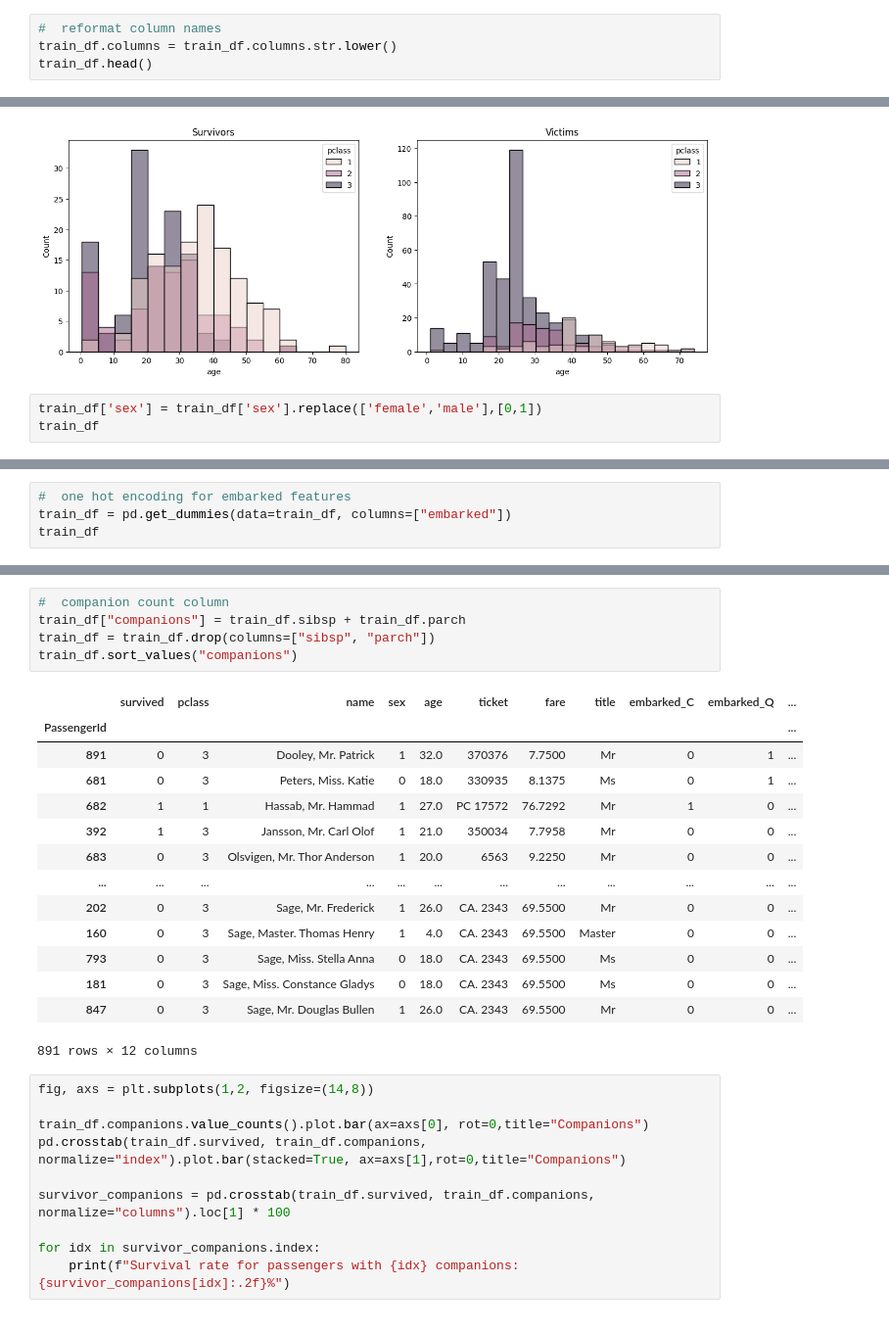
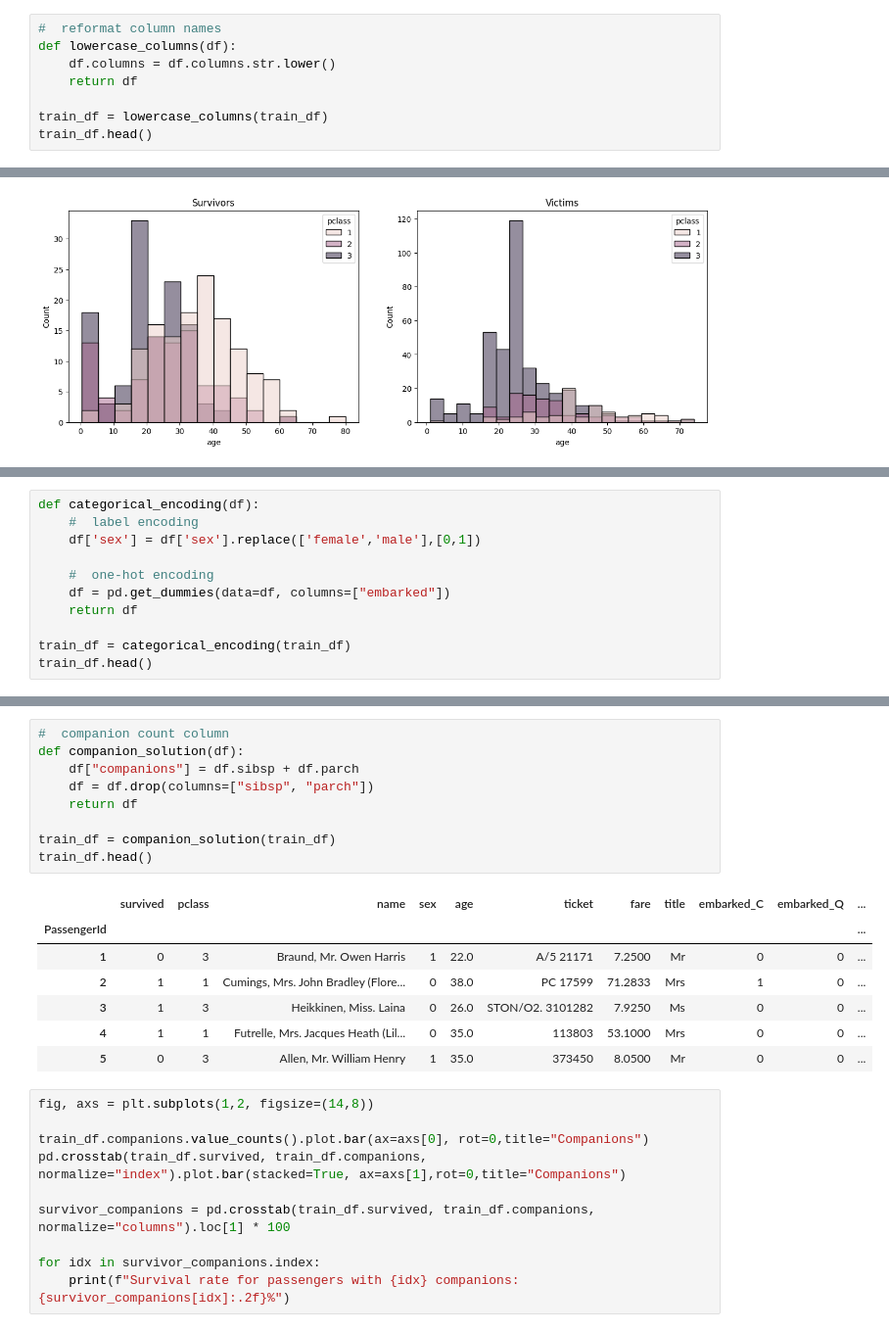
Before and after one commit to RuizLorenzoChavez/practical-ML, a Jupyter notebook: titanic.ipynb, the cells around one changed output, grey strips where cells are left out. Shown: that part at 98% size. Saved outputs shown, nothing was run; the diff lists cells and outputs as text.

```diff
--- a/titanic.ipynb
+++ b/titanic.ipynb
@@ -104,7 +107,11 @@ What needs to be done:
 2. deal with entries/features with null values: impute or drop
 # %%
 #  reformat column names
-train_df.columns = train_df.columns.str.lower()
+def lowercase_columns(df):
+    df.columns = df.columns.str.lower()
+    return df
+
+train_df = lowercase_columns(train_df)
 train_df.head()
 # %% [output]
 |  | survived | pclass | name | sex | age | sibsp | parch | ticket | fare | cabin | ... |
@@ -417,6 +398,3 @@ display(pclass_numerical)
 | 0 | 43.006250 | 33.360825 | 26.024194 | 2.00 | 16.00 | 1.00 | 71.0 | 70.0 | 74.0 |
 | 1 | 35.859706 | 25.975057 | 20.780840 | 0.92 | 0.67 | 0.42 | 80.0 | 62.0 | 63.0 |
 [figure]
-# %%
-train_df['sex'] = train_df['sex'].replace(['female','male'],[0,1])
-train_df
@@ -438,4 +400,0 @@ train_df
-# %%
-#  one hot encoding for embarked features
-train_df = pd.get_dummies(data=train_df, columns=["embarked"])
-train_df
@@ -456,0 +401,11 @@ train_df
+# %%
+def categorical_encoding(df):
+    #  label encoding
+    df['sex'] = df['sex'].replace(['female','male'],[0,1])
+
+    #  one-hot encoding
+    df = pd.get_dummies(data=df, columns=["embarked"])
+    return df
+
+train_df = categorical_encoding(train_df)
+train_df.head()
@@ -457,23 +420,20 @@ train_df
 # %%
 #  companion count column
-train_df["companions"] = train_df.sibsp + train_df.parch
-train_df = train_df.drop(columns=["sibsp", "parch"])
-train_df.sort_values("companions")
+def companion_solution(df):
+    df["companions"] = df.sibsp + df.parch
+    df = df.drop(columns=["sibsp", "parch"])
+    return df
+
+train_df = companion_solution(train_df)
+train_df.head()
 # %% [output]
 |  | survived | pclass | name | sex | age | ticket | fare | title | embarked_C | embarked_Q | ... |
 | PassengerId |  |  |  |  |  |  |  |  |  |  | ... |
-| 891 | 0 | 3 | Dooley, Mr. Patrick | 1 | 32.0 | 370376 | 7.7500 | Mr | 0 | 1 | ... |
-| 681 | 0 | 3 | Peters, Miss. Katie | 0 | 18.0 | 330935 | 8.1375 | Ms | 0 | 1 | ... |
-| 682 | 1 | 1 | Hassab, Mr. Hammad | 1 | 27.0 | PC 17572 | 76.7292 | Mr | 1 | 0 | ... |
-| 392 | 1 | 3 | Jansson, Mr. Carl Olof | 1 | 21.0 | 350034 | 7.7958 | Mr | 0 | 0 | ... |
-| 683 | 0 | 3 | Olsvigen, Mr. Thor Anderson | 1 | 20.0 | 6563 | 9.2250 | Mr | 0 | 0 | ... |
-| ... | ... | ... | ... | ... | ... | ... | ... | ... | ... | ... | ... |
-| 202 | 0 | 3 | Sage, Mr. Frederick | 1 | 26.0 | CA. 2343 | 69.5500 | Mr | 0 | 0 | ... |
-| 160 | 0 | 3 | Sage, Master. Thomas Henry | 1 | 4.0 | CA. 2343 | 69.5500 | Master | 0 | 0 | ... |
-| 793 | 0 | 3 | Sage, Miss. Stella Anna | 0 | 18.0 | CA. 2343 | 69.5500 | Ms | 0 | 0 | ... |
-| 181 | 0 | 3 | Sage, Miss. Constance Gladys | 0 | 18.0 | CA. 2343 | 69.5500 | Ms | 0 | 0 | ... |
-| 847 | 0 | 3 | Sage, Mr. Douglas Bullen | 1 | 26.0 | CA. 2343 | 69.5500 | Mr | 0 | 0 | ... |
+| 1 | 0 | 3 | Braund, Mr. Owen Harris | 1 | 22.0 | A/5 21171 | 7.2500 | Mr | 0 | 0 | ... |
+| 2 | 1 | 1 | Cumings, Mrs. John Bradley (Flore... | 0 | 38.0 | PC 17599 | 71.2833 | Mrs | 1 | 0 | ... |
+| 3 | 1 | 3 | Heikkinen, Miss. Laina | 0 | 26.0 | STON/O2. 3101282 | 7.9250 | Ms | 0 | 0 | ... |
+| 4 | 1 | 1 | Futrelle, Mrs. Jacques Heath (Lil... | 0 | 35.0 | 113803 | 53.1000 | Mrs | 0 | 0 | ... |
+| 5 | 0 | 3 | Allen, Mr. William Henry | 1 | 35.0 | 373450 | 8.0500 | Mr | 0 | 0 | ... |
-891 rows × 12 columns
 # %%
 fig, axs = plt.subplots(1,2, figsize=(14,8))
 
```
Also changed, not shown: parts of 19 cells of this notebook.
